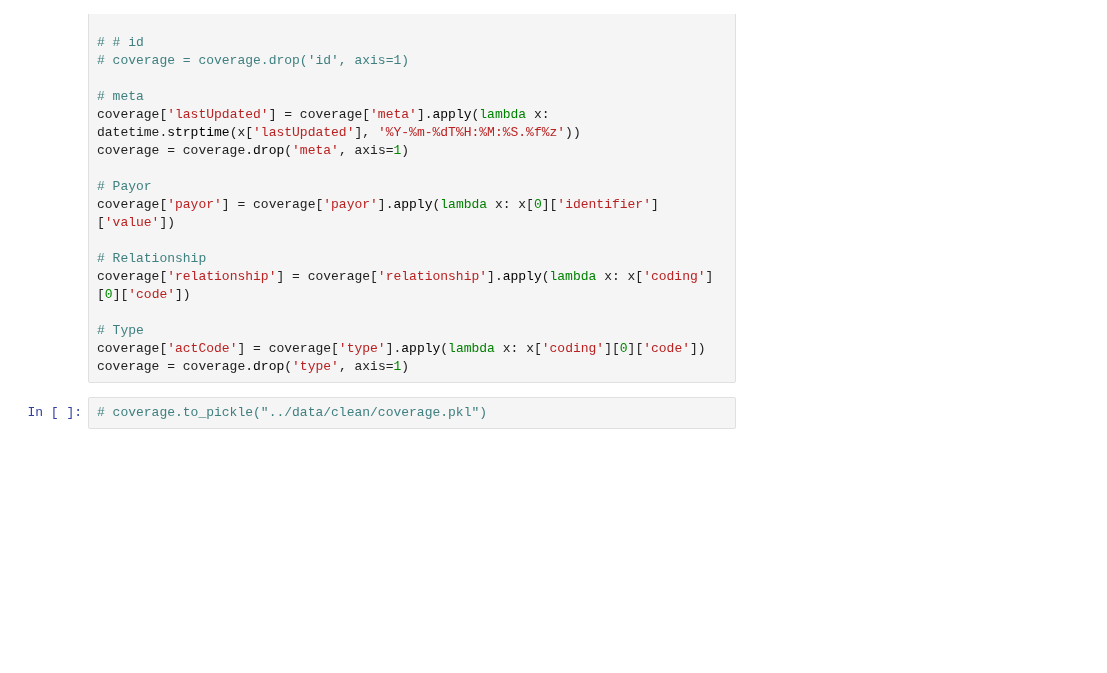
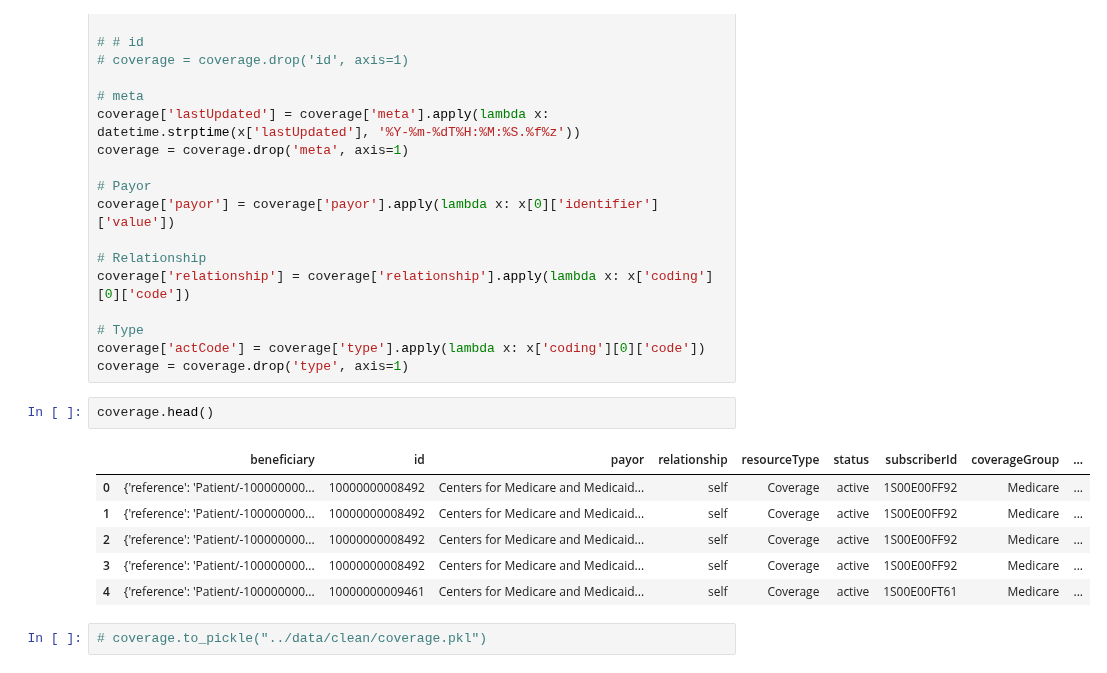
Before and after one commit to martza87/siads_696_mII, a Jupyter notebook: src/01_Coverage_EOB_data_cleaning.ipynb, the cells around one changed output. Saved outputs shown, nothing was run; the diff lists cells and outputs as text; blank space fills up the shorter version.

```diff
--- a/src/01_Coverage_EOB_data_cleaning.ipynb
+++ b/src/01_Coverage_EOB_data_cleaning.ipynb
@@ -83,6 +84,15 @@ coverage['relationship'] = coverage['relationship'].apply(lambda x: x['coding'][
 # Type
 coverage['actCode'] = coverage['type'].apply(lambda x: x['coding'][0]['code'])
 coverage = coverage.drop('type', axis=1)
+# %%
+coverage.head()
+# %% [output]
+|  | beneficiary | id | payor | relationship | resourceType | status | subscriberId | coverageGroup | ... |
+| 0 | {'reference': 'Patient/-100000000... | 10000000008492 | Centers for Medicare and Medicaid... | self | Coverage | active | 1S00E00FF92 | Medicare | ... |
+| 1 | {'reference': 'Patient/-100000000... | 10000000008492 | Centers for Medicare and Medicaid... | self | Coverage | active | 1S00E00FF92 | Medicare | ... |
+| 2 | {'reference': 'Patient/-100000000... | 10000000008492 | Centers for Medicare and Medicaid... | self | Coverage | active | 1S00E00FF92 | Medicare | ... |
+| 3 | {'reference': 'Patient/-100000000... | 10000000008492 | Centers for Medicare and Medicaid... | self | Coverage | active | 1S00E00FF92 | Medicare | ... |
+| 4 | {'reference': 'Patient/-100000000... | 10000000009461 | Centers for Medicare and Medicaid... | self | Coverage | active | 1S00E00FT61 | Medicare | ... |
 # %%
 # coverage.to_pickle("../data/clean/coverage.pkl")
 # %% [markdown]
```
Also changed, not shown: parts of 13 cells of this notebook.
